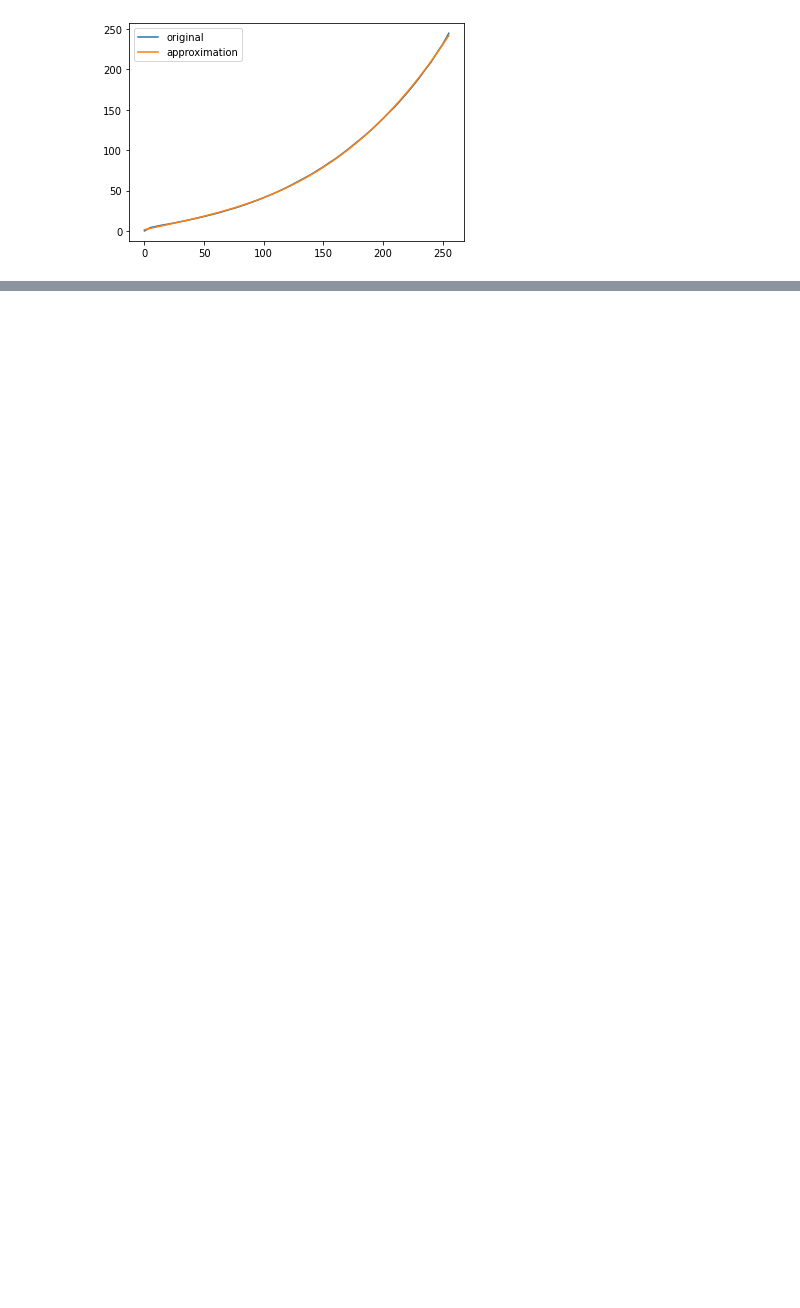
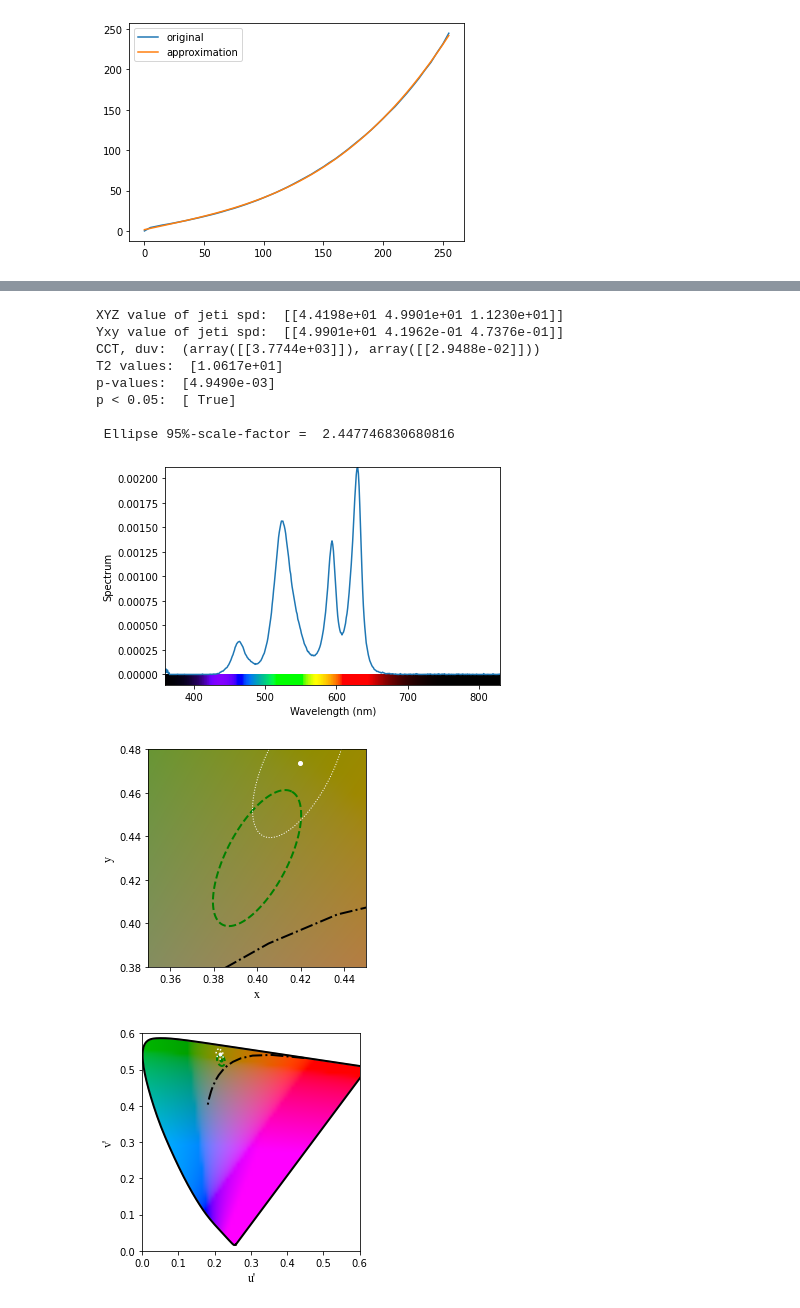
Before and after one commit to jovanakostres/lightingscience, a Jupyter notebook: Calculations.ipynb, the cells around one changed output, grey strips where cells are left out. Drawn from its saved outputs; the diff is of its cells as text; code cells hidden in the pictures; blank space fills up the shorter version.

```diff
--- a/Calculations.ipynb
+++ b/Calculations.ipynb
@@ -303,0 +404,44 @@ Driver values:  [9, 9, 21, 40]
+# %%
+Yxyt = [[50,0.40,0.43]] #test color
+
+dmx = Controller('COM8')  # Typical of Windows
+
+dmx.set_channel(1, 19)  # Sets DMX channel 1
+
+dmx.submit()
+dmx.set_channel(2, 27)  # Sets DMX channel 2
+
+dmx.submit()
+dmx.set_channel(3, 3)  # Sets DMX channel 3
+
+dmx.submit()
+dmx.set_channel(5, 28)  # Sets DMX channel 4
+
+dmx.submit()
+
+sp.jeti.set_laser(laser_on=True) #turning the laser on. The laser points to the target
+# #sp.jeti.set_laser(laser_on=False)
+spd = sp.get_spd('jeti') #passing device name to get_spd function
+lx.SPD(spd).plot() #plotting the spd
+xyzm = lx.spd_to_xyz(spd, relative=False) #get XYZ value
+#Yuv = lx.xyz_to_Yuv(xyz)
+print("XYZ value of jeti spd: ", xyzm)
+Yxym = lx.xyz_to_Yxy(xyzm) #get Yxy value
+print("Yxy value of jeti spd: ", Yxym)
+print("CCT, duv: ", lx.xyz_to_cct(xyzm, out = 'cct,duv'))
+
+color_check_FMC(Yxyt, Yxym)
+color_check_macadam(Yxyt, Yxym)
+p_test(xyzt, xyzm)
+# %% [output]
+XYZ value of jeti spd:  [[4.4198e+01 4.9901e+01 1.1230e+01]]
+Yxy value of jeti spd:  [[4.9901e+01 4.1962e-01 4.7376e-01]]
+CCT, duv:  (array([[3.7744e+03]]), array([[2.9488e-02]]))
+T2 values:  [1.0617e+01]
+p-values:  [4.9490e-03]
+p < 0.05:  [ True]
+
+ Ellipse 95%-scale-factor =  2.447746830680816
+[figure, added]
+[figure, added]
+[figure, added]
```
Also changed, not shown: parts of 9 cells of this notebook.
